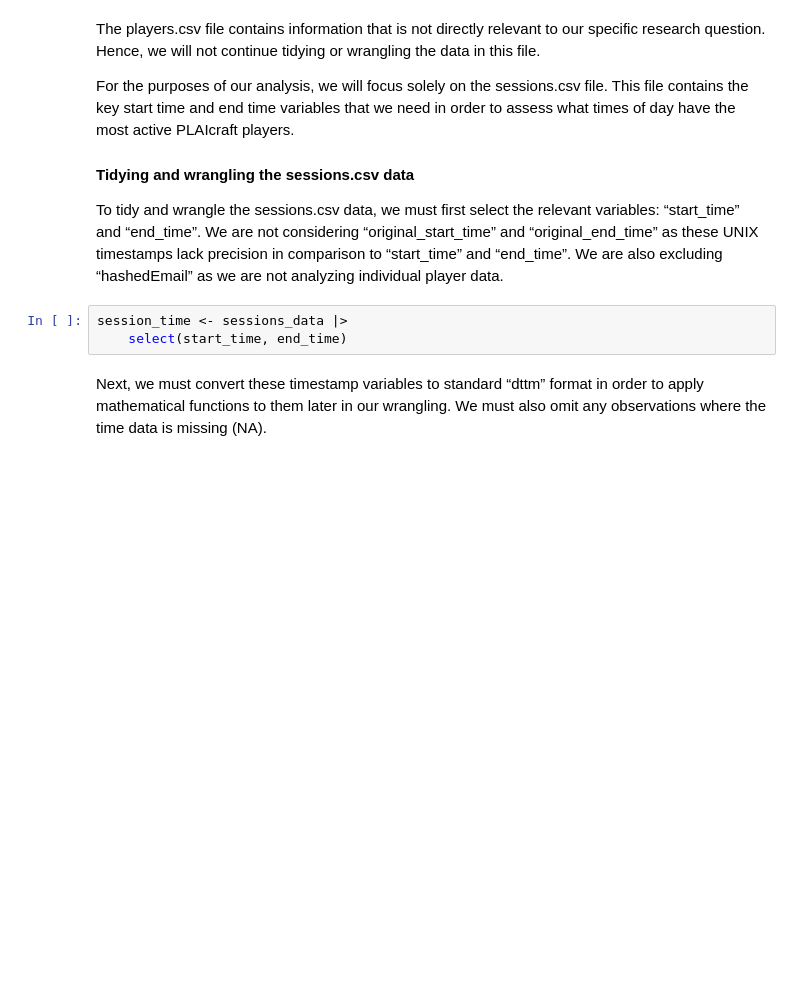
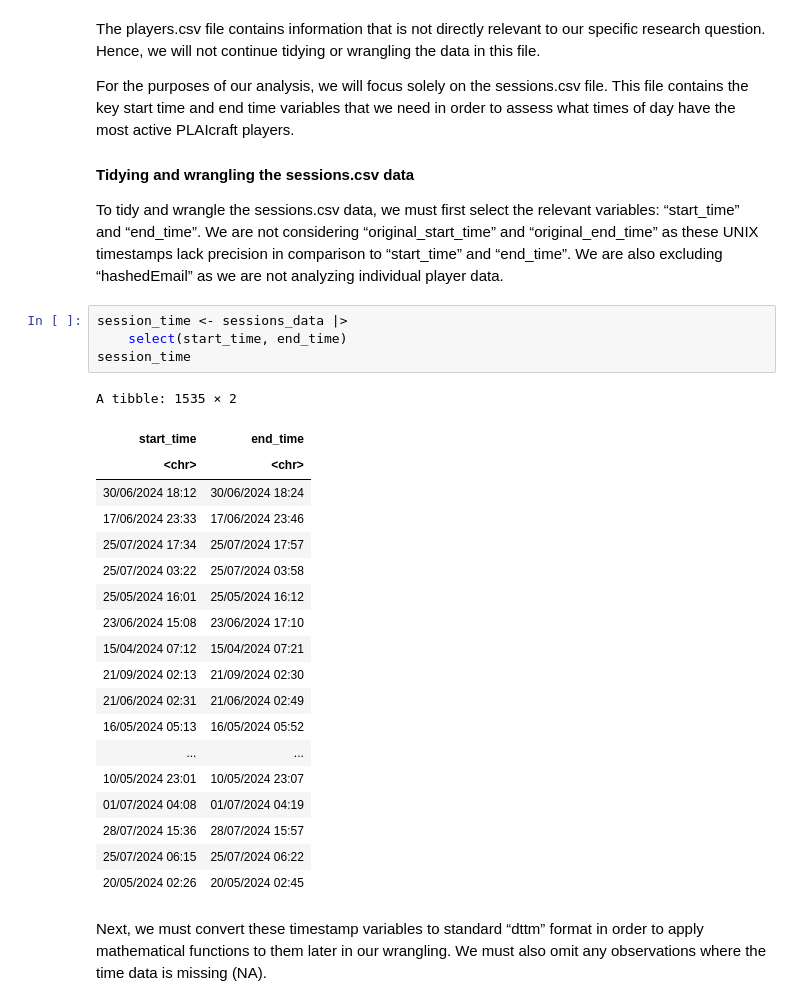
Before and after one commit to sprout-scout/Group-DSCI100-project, a Jupyter notebook: Group_Report.ipynb, the cells around one changed output. Saved outputs shown, nothing was run; the diff lists cells and outputs as text; blank space fills up the shorter version.

```diff
--- a/Group_Report.ipynb
+++ b/Group_Report.ipynb
@@ -124,6 +124,27 @@ To tidy and wrangle the sessions.csv data, we must first select the relevant var
 # %%
 session_time <- sessions_data |>
     select(start_time, end_time)
+session_time
+# %% [output]
+A tibble: 1535 × 2
+| start_time | end_time |
+| <chr> | <chr> |
+| 30/06/2024 18:12 | 30/06/2024 18:24 |
+| 17/06/2024 23:33 | 17/06/2024 23:46 |
+| 25/07/2024 17:34 | 25/07/2024 17:57 |
+| 25/07/2024 03:22 | 25/07/2024 03:58 |
+| 25/05/2024 16:01 | 25/05/2024 16:12 |
+| 23/06/2024 15:08 | 23/06/2024 17:10 |
+| 15/04/2024 07:12 | 15/04/2024 07:21 |
+| 21/09/2024 02:13 | 21/09/2024 02:30 |
+| 21/06/2024 02:31 | 21/06/2024 02:49 |
+| 16/05/2024 05:13 | 16/05/2024 05:52 |
+| ... | ... |
+| 10/05/2024 23:01 | 10/05/2024 23:07 |
+| 01/07/2024 04:08 | 01/07/2024 04:19 |
+| 28/07/2024 15:36 | 28/07/2024 15:57 |
+| 25/07/2024 06:15 | 25/07/2024 06:22 |
+| 20/05/2024 02:26 | 20/05/2024 02:45 |
 # %% [markdown]
 Next, we must convert these timestamp variables to standard “dttm” format in order to apply mathematical functions to them later in our wrangling. We must also omit any observations where the time data is missing (NA).
 # %%
```
Also changed, not shown: parts of 3 cells of this notebook.
